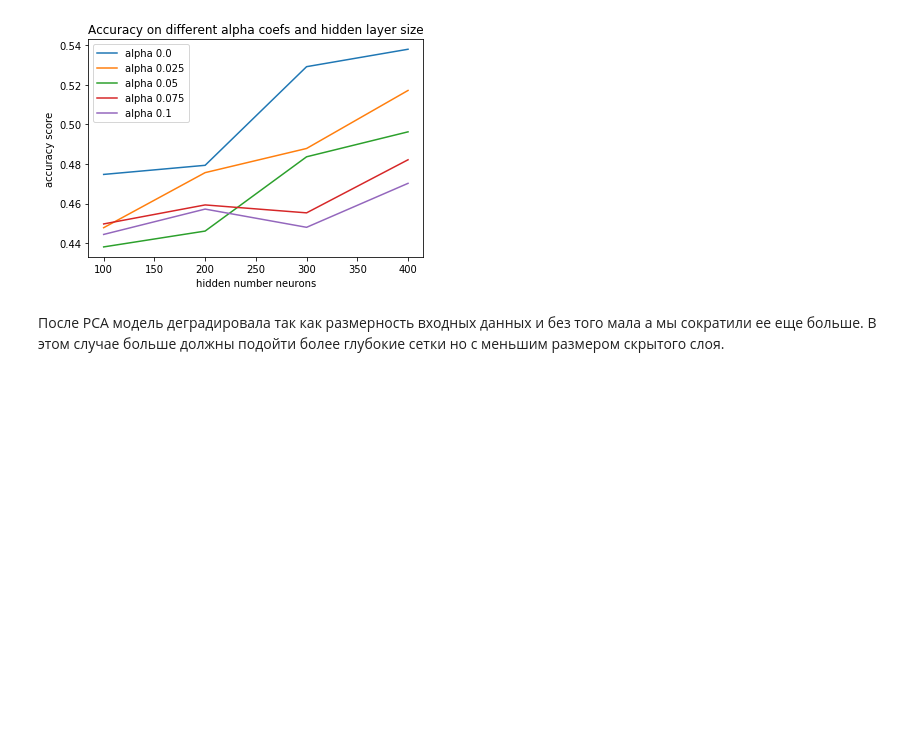
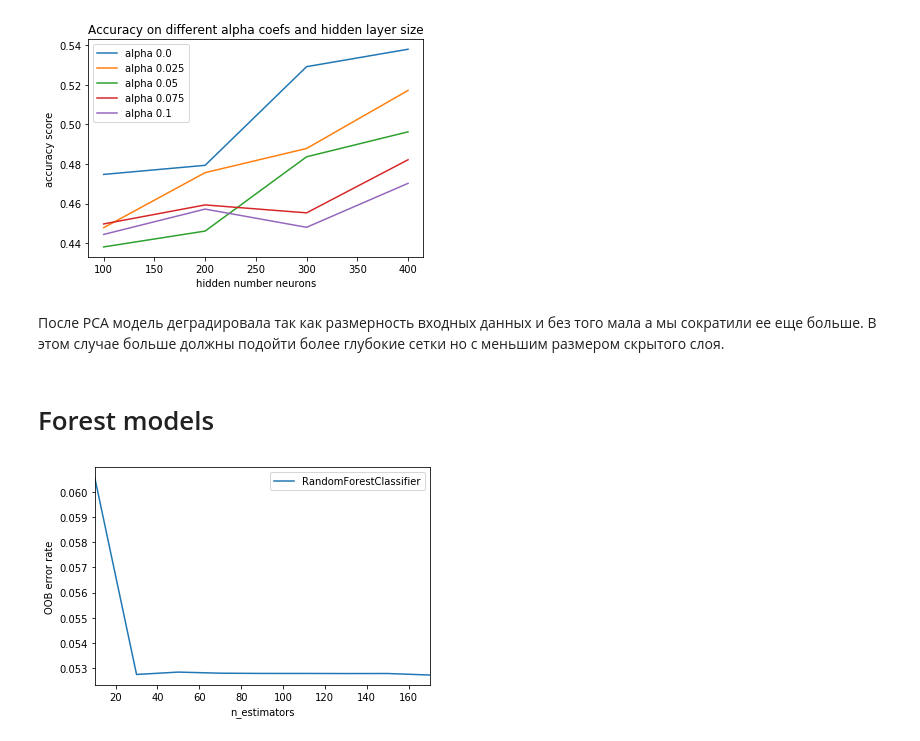
Before and after one commit to Northengard/HSE_ML_COURSE, a Jupyter notebook: spanish-high-speed-rail-tickets-pricing.ipynb, the cells around one changed output. Cells and saved outputs as stored; diff of their text form; code cells hidden in the pictures; blank space fills up the shorter version.

Commit message:
ensemble home work

```diff
--- a/spanish-high-speed-rail-tickets-pricing.ipynb
+++ b/spanish-high-speed-rail-tickets-pricing.ipynb
@@ -1188,3 +1175,5 @@ plt.show()
 [figure]
 # %% [markdown]
 После PCA модель деградировала так как размерность входных данных и без того мала а мы сократили ее еще больше. В этом случае больше должны подойти более глубокие сетки но с меньшим размером скрытого слоя.
+# %% [markdown]
+# Forest models <a name="forest-models"></a>
@@ -1190,0 +1183,40 @@ plt.show()
+# %%
+from collections import OrderedDict
+ensemble_clfs = [
+    ("RandomForestClassifier",
+        RandomForestClassifier(oob_score=True)),
+#     ("GradientBoostingClassifier",
+#         GradientBoostingClassifier())
+]
+
+# Map a classifier name to a list of (<n_estimators>, <error rate>) pairs.
+error_rate = OrderedDict((label, []) for label, _ in ensemble_clfs)
+acc_rate = OrderedDict((label, []) for label, _ in ensemble_clfs)
+
+# Range of `n_estimators` values to explore.
+min_estimators = 10
+max_estimators = 170
+
+for label, clf in ensemble_clfs:
+    for i in range(min_estimators, max_estimators + 1, 20):
+        clf.set_params(n_estimators=i, n_jobs=10, random_state=42)
+        clf.fit(trainX, trainY)
+
+        # Record the OOB error for each `n_estimators=i` setting.
+        oob_error = 1 - clf.oob_score_
+        error_rate[label].append((i, oob_error))
+        pred = rf.predict(testX[:10000])
+        acc_rate[label].append(accuracy_score(testY[:10000], pred))
+
+# Generate the "OOB error rate" vs. "n_estimators" plot.
+for label, clf_err in error_rate.items():
+    xs, ys = zip(*clf_err)
+    plt.plot(xs, ys, label=label)
+
+plt.xlim(min_estimators, max_estimators)
+plt.xlabel("n_estimators")
+plt.ylabel("OOB error rate")
+plt.legend(loc="upper right")
+plt.show()
+# %% [output]
+[figure, added]
```
Also changed, not shown: parts of 9 cells of this notebook.
